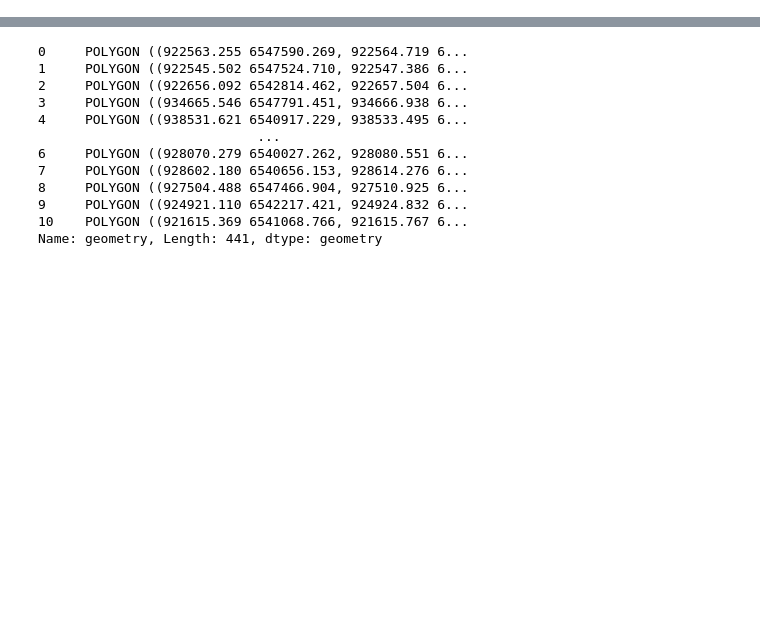
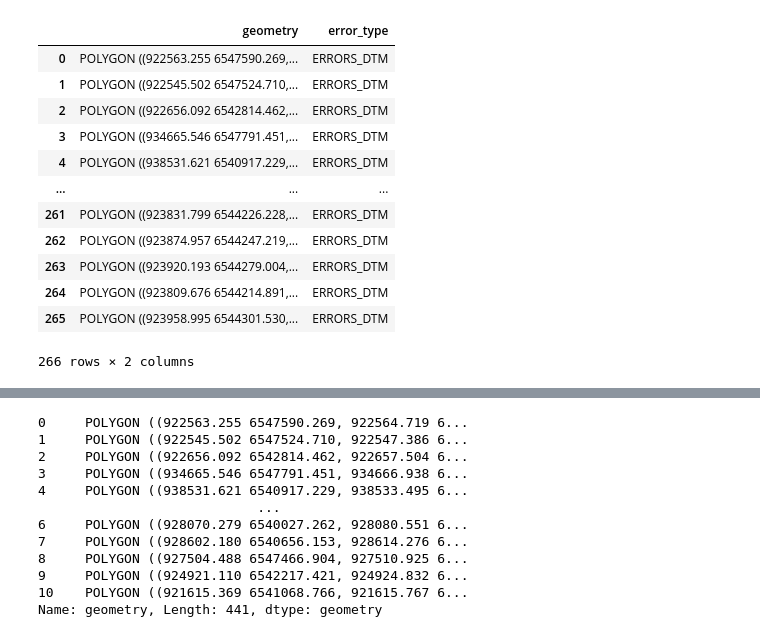
Before and after one commit to Stakhan/lastricks, a Jupyter notebook: use_cases/compare_deliveries/draft_intersection_statistics.ipynb, the cells around one changed output, grey strips where cells are left out. Cells and saved outputs as stored; diff of their text form; code cells hidden in the pictures; blank space fills up the shorter version.

```diff
--- a/use_cases/compare_deliveries/draft_intersection_statistics.ipynb
+++ b/use_cases/compare_deliveries/draft_intersection_statistics.ipynb
@@ -7,7 +7,24 @@ vector_test_path = root / 'output' / 'change_map_921000_6541000.shp'
 # %%
 import fiona
 import pandas as pd
 layers = fiona.listlayers(vector_ref_path)
-refs = [ gpd.read_file(vector_ref_path, layer=layer, crs='EPSG:2154').geometry
-         for layer in layers if layer != 'Default' ]
-ref = pd.concat(refs)
+refs = []
+for layer in layers:
+    if layer != 'Default':
+        ref_df = gpd.read_file(vector_ref_path, layer=layer, crs='EPSG:2154')
+        ref_df['error_type'] = layer
+        refs.append( ref_df )
+# %% [output]
+|  | geometry | error_type |
+| 0 | POLYGON ((922563.255 6547590.269,... | ERRORS_DTM |
+| 1 | POLYGON ((922545.502 6547524.710,... | ERRORS_DTM |
+| 2 | POLYGON ((922656.092 6542814.462,... | ERRORS_DTM |
+| 3 | POLYGON ((934665.546 6547791.451,... | ERRORS_DTM |
+| 4 | POLYGON ((938531.621 6540917.229,... | ERRORS_DTM |
+| ... | ... | ... |
+| 261 | POLYGON ((923831.799 6544226.228,... | ERRORS_DTM |
+| 262 | POLYGON ((923874.957 6544247.219,... | ERRORS_DTM |
+| 263 | POLYGON ((923920.193 6544279.004,... | ERRORS_DTM |
+| 264 | POLYGON ((923809.676 6544214.891,... | ERRORS_DTM |
+| 265 | POLYGON ((923958.995 6544301.530,... | ERRORS_DTM |
+266 rows × 2 columns
```
Also changed, not shown: parts of 21 cells of this notebook, 4 other files.
